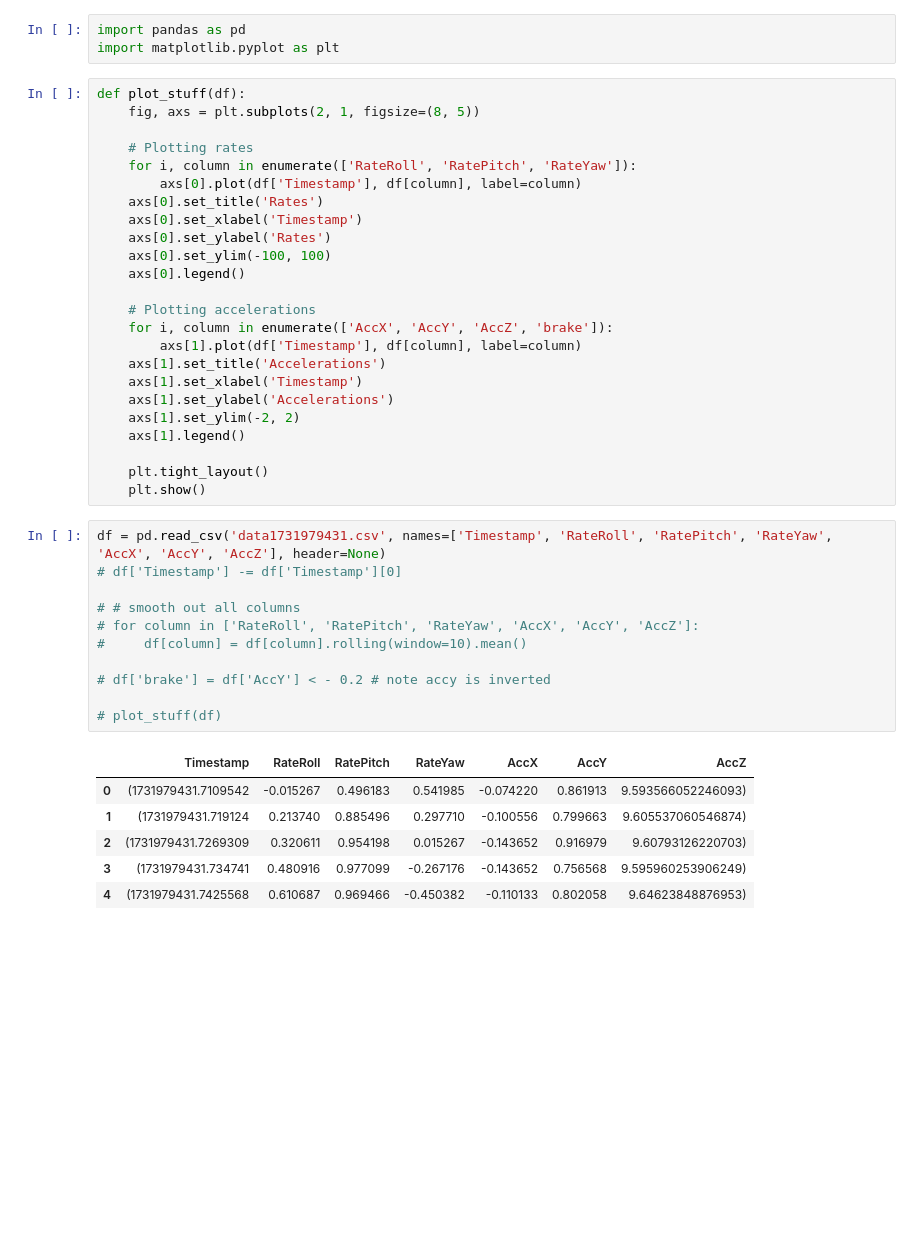
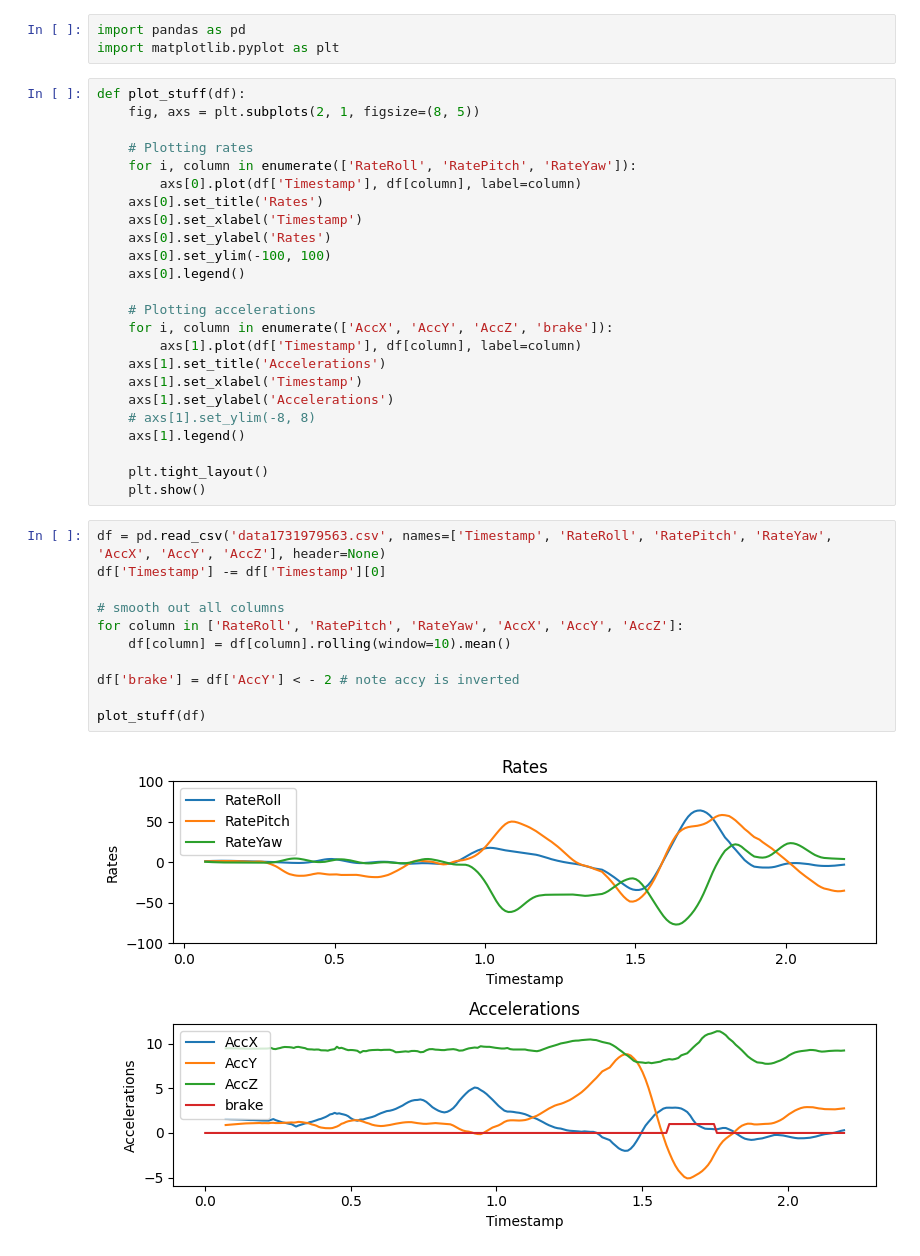
Before and after one commit to yambati03/bike-buddy, a Jupyter notebook: visualize.ipynb, the cells around one changed output. Saved outputs shown, nothing was run; the diff lists cells and outputs as text; blank space fills up the shorter version.

```diff
--- a/visualize.ipynb
+++ b/visualize.ipynb
@@ -20,26 +20,21 @@ def plot_stuff(df):
     axs[1].set_title('Accelerations')
     axs[1].set_xlabel('Timestamp')
     axs[1].set_ylabel('Accelerations')
-    axs[1].set_ylim(-2, 2)
+    # axs[1].set_ylim(-8, 8)
     axs[1].legend()
 
     plt.tight_layout()
     plt.show()
 # %%
-df = pd.read_csv('data1731979431.csv', names=['Timestamp', 'RateRoll', 'RatePitch', 'RateYaw', 'AccX', 'AccY', 'AccZ'], header=None)
-# df['Timestamp'] -= df['Timestamp'][0]
+df = pd.read_csv('data1731979563.csv', names=['Timestamp', 'RateRoll', 'RatePitch', 'RateYaw', 'AccX', 'AccY', 'AccZ'], header=None)
+df['Timestamp'] -= df['Timestamp'][0]
 
-# # smooth out all columns
-# for column in ['RateRoll', 'RatePitch', 'RateYaw', 'AccX', 'AccY', 'AccZ']:
-#     df[column] = df[column].rolling(window=10).mean()
+# smooth out all columns
+for column in ['RateRoll', 'RatePitch', 'RateYaw', 'AccX', 'AccY', 'AccZ']:
+    df[column] = df[column].rolling(window=10).mean()
 
-# df['brake'] = df['AccY'] < - 0.2 # note accy is inverted
+df['brake'] = df['AccY'] < - 2 # note accy is inverted
 
-# plot_stuff(df)
+plot_stuff(df)
 # %% [output]
-|  | Timestamp | RateRoll | RatePitch | RateYaw | AccX | AccY | AccZ |
-| 0 | (1731979431.7109542 | -0.015267 | 0.496183 | 0.541985 | -0.074220 | 0.861913 | 9.593566052246093) |
-| 1 | (1731979431.719124 | 0.213740 | 0.885496 | 0.297710 | -0.100556 | 0.799663 | 9.605537060546874) |
-| 2 | (1731979431.7269309 | 0.320611 | 0.954198 | 0.015267 | -0.143652 | 0.916979 | 9.60793126220703) |
-| 3 | (1731979431.734741 | 0.480916 | 0.977099 | -0.267176 | -0.143652 | 0.756568 | 9.595960253906249) |
-| 4 | (1731979431.7425568 | 0.610687 | 0.969466 | -0.450382 | -0.110133 | 0.802058 | 9.64623848876953) |
+[figure, added]
```
Also changed, not shown: parts of 1 cell of this notebook, 1 other file.
